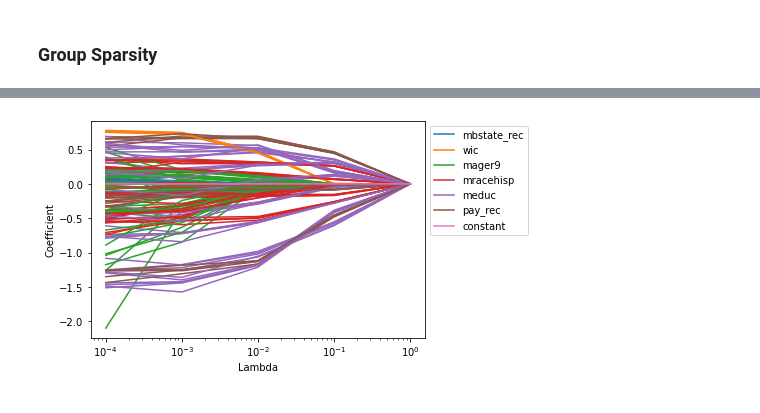
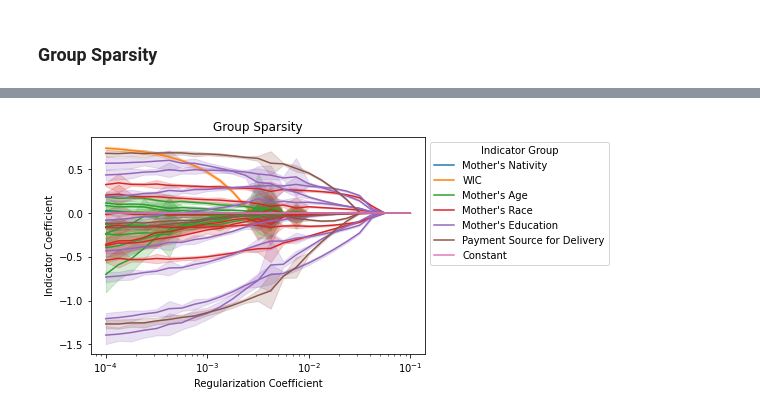
Before and after one commit to kels271828/ds4a, a Jupyter notebook: notebooks/prenatal_care.ipynb, the cells around one changed output, grey strips where cells are left out. Cells and saved outputs as stored; diff of their text form; code cells hidden in the pictures.

Commit message:
add plots for group sparsity

```diff
--- a/notebooks/prenatal_care.ipynb
+++ b/notebooks/prenatal_care.ipynb
@@ -354,13 +324,0 @@ Desired error not necessarily achieved due to precision loss.
-# %%
-for kk, coefs in enumerate(path_list):
-    coefs = np.array(coefs)
-    c = [my_cmap(ii) for ii in group_dict for jj in group_dict[ii]]
-    for ii in range(31):
-        group = get_group(ii)
-        if kk == 0 and add_label(ii):
-            plt.semilogx(lam_list, coefs[:, ii], c=my_cmap(group), label=group_name[group])
-        else:
-            plt.semilogx(lam_list, coefs[:, ii], c=my_cmap(group))
-    plt.legend(bbox_to_anchor=(1, 1))
-    plt.xlabel('Lambda')
-    plt.ylabel('Coefficient');
@@ -425,15 +431,14 @@ Desired error not necessarily achieved due to precision loss.
 # %%
-for kk, coefs in enumerate(path_list):
-    coefs = np.array(coefs)
-    c = [my_cmap(ii) for ii in group_dict for jj in group_dict[ii]]
-    for ii in range(31):
-        group = get_group(ii)
-        if kk == 0 and add_label(ii):
-            plt.semilogx(lam_list, coefs[:, ii], c=my_cmap(group), label=group_name[group])
-        else:
-            plt.semilogx(lam_list, coefs[:, ii], c=my_cmap(group))
-    plt.legend(bbox_to_anchor=(1, 1))
-    plt.xlabel('Lambda')
-    plt.ylabel('Coefficient');
+fig, ax = plt.subplots()
+sns.lineplot(x='lambda', y = 'coef', hue='indicator', ci='sd', palette=my_pal, data=temp, ax=ax)
+ax.set_xscale('log')
+ax.set_xlabel('Regularization Coefficient')
+ax.set_ylabel('Indicator Coefficient')
+ax.set_title('Group Sparsity')
+handles = ax.get_legend_handles_labels()[0]
+handles_sub = [handles[ii] for ii in [0, 1, 2, 11, 18, 26, 30]]
+labels = ["Mother's Nativity", 'WIC', "Mother's Age", "Mother's Race",
+          "Mother's Education", 'Payment Source for Delivery', 'Constant']
+ax.legend(handles_sub, labels, title='Indicator Group', bbox_to_anchor=(1, 1));
 # %% [output]
-[figure, old version]
+[figure, new version]
```
Also changed, not shown: parts of 23 cells of this notebook, 2 other files.
